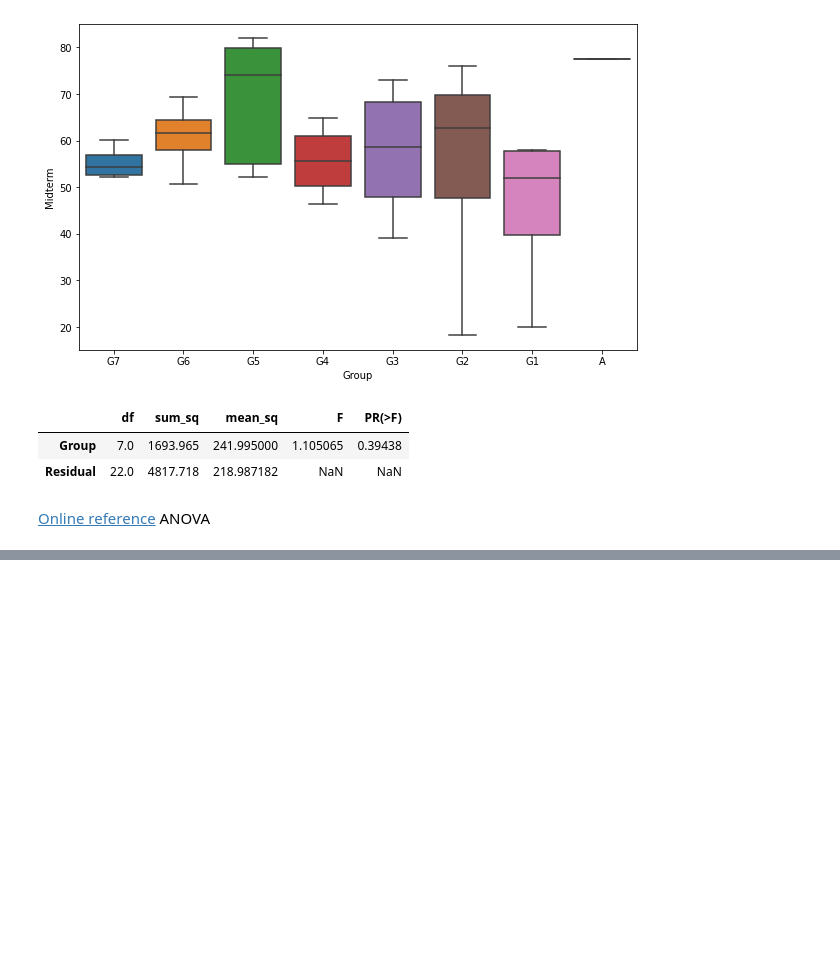
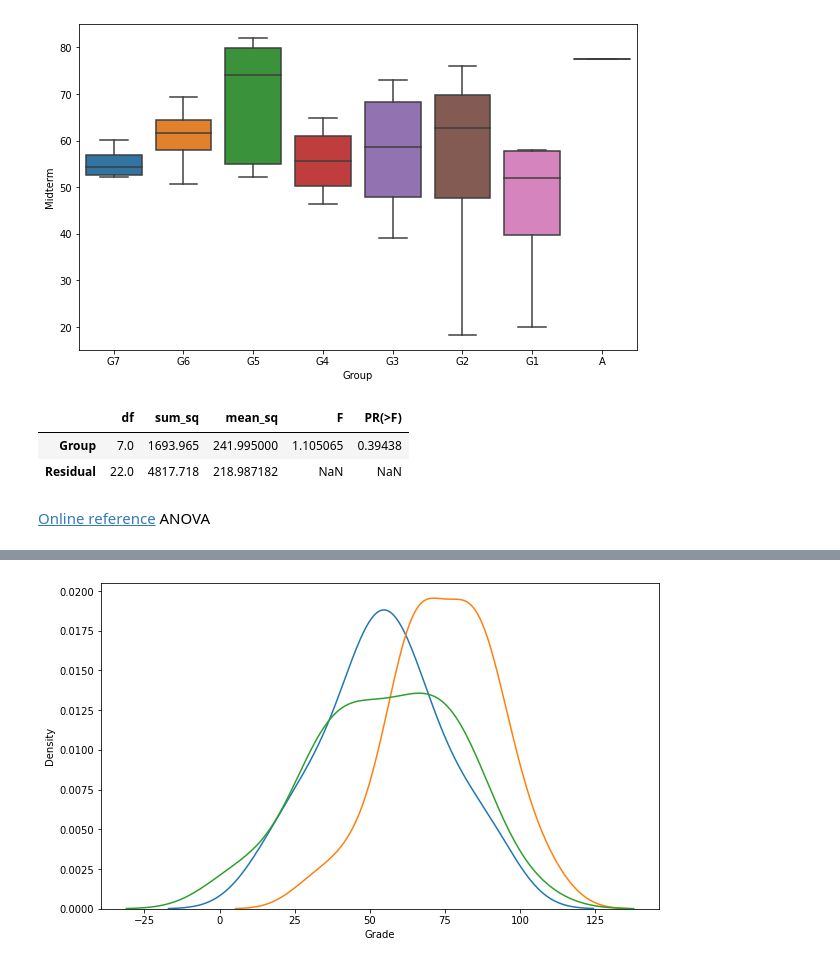
Before and after one commit to MK316/Fall2022, a Jupyter notebook: session05.ipynb, the cells around one changed output, grey strips where cells are left out. Drawn from its saved outputs; the diff is of its cells as text; code cells hidden in the pictures; blank space fills up the shorter version.

```diff
--- a/session05.ipynb
+++ b/session05.ipynb
@@ -160,0 +315,3 @@ sm.stats.anova_lm(model, typ=1)
+# %%
+data5 = pd.read_csv("grade5.csv")
+data5.head()
@@ -160,0 +325,11 @@ sm.stats.anova_lm(model, typ=1)
+# %%
+kor = data5['Grade'][data5['Subject']=="Korean"]
+eng = data5['Grade'][data5['Subject']=="English"]
+math = data5['Grade'][data5['Subject']=="Math"]
+
+sns.kdeplot(kor)
+sns.kdeplot(eng)
+sns.kdeplot(math)
+plt.show()
+# %% [output]
+[figure, added]
```
Also changed, not shown: parts of 55 cells of this notebook.
